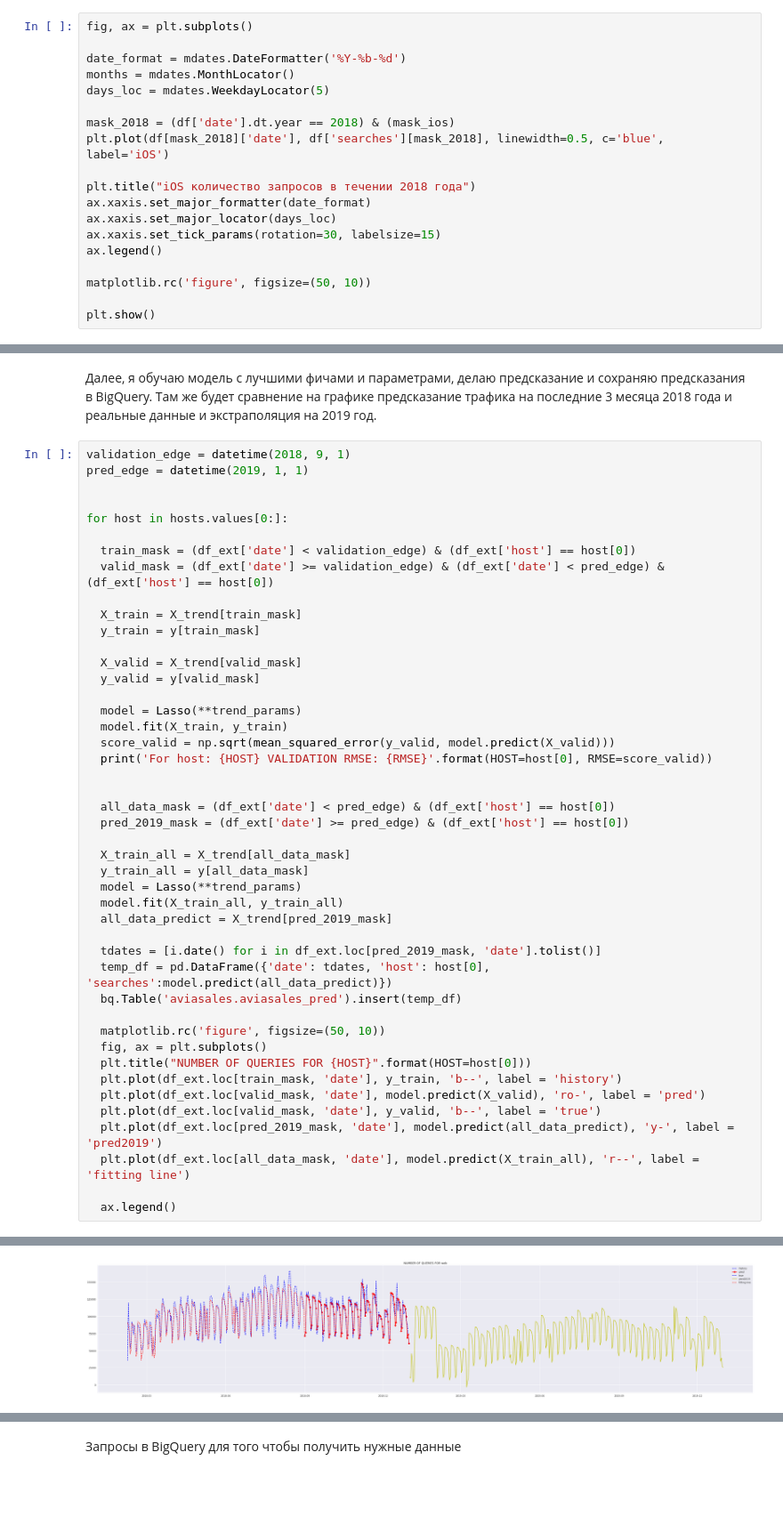
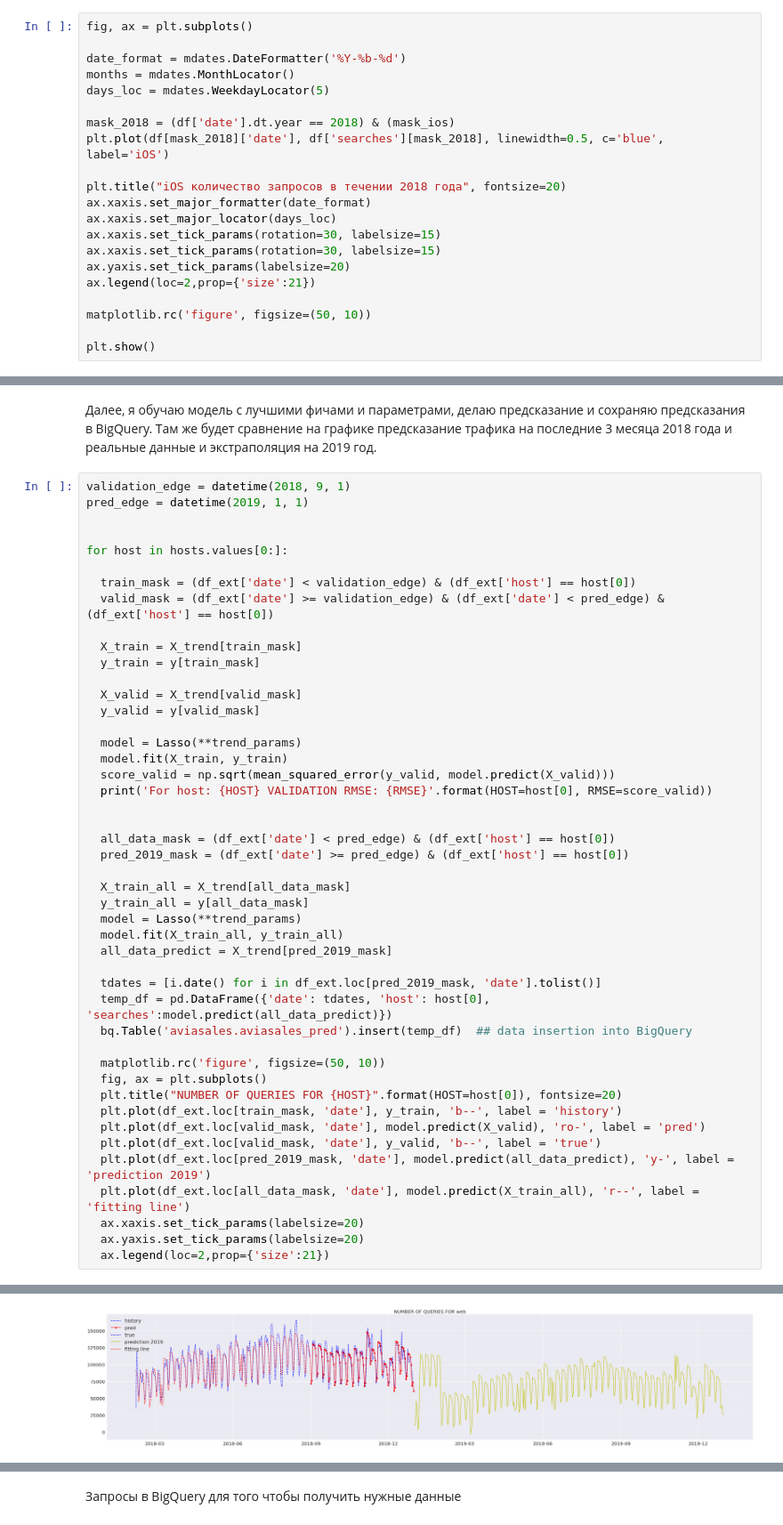
Before and after one commit to ayratzay/aviasales, a Jupyter notebook: aviasales_trend_pred.ipynb, the cells around one changed output, grey strips where cells are left out. Shown at 89% size. Cells and saved outputs as stored; diff of their text form; blank space fills up the shorter version.

Commit message:
revised graphs titles and labels font sizes

```diff
--- a/aviasales_trend_pred.ipynb
+++ b/aviasales_trend_pred.ipynb
@@ -112,11 +109,13 @@ days_loc = mdates.WeekdayLocator(5)
 mask_2018 = (df['date'].dt.year == 2018) & (mask_ios)
 plt.plot(df[mask_2018]['date'], df['searches'][mask_2018], linewidth=0.5, c='blue', label='iOS')
 
-plt.title("iOS количество запросов в течении 2018 года")
+plt.title("iOS количество запросов в течении 2018 года", fontsize=20)
 ax.xaxis.set_major_formatter(date_format)
 ax.xaxis.set_major_locator(days_loc)
 ax.xaxis.set_tick_params(rotation=30, labelsize=15)
-ax.legend()
+ax.xaxis.set_tick_params(rotation=30, labelsize=15)
+ax.yaxis.set_tick_params(labelsize=20)
+ax.legend(loc=2,prop={'size':21})
 
 matplotlib.rc('figure', figsize=(50, 10))
 
@@ -259,18 +273,19 @@ for host in hosts.values[0:]:
 
   tdates = [i.date() for i in df_ext.loc[pred_2019_mask, 'date'].tolist()]
   temp_df = pd.DataFrame({'date': tdates, 'host': host[0], 'searches':model.predict(all_data_predict)})
-  bq.Table('aviasales.aviasales_pred').insert(temp_df)
+  bq.Table('aviasales.aviasales_pred').insert(temp_df)  ## data insertion into BigQuery
 
   matplotlib.rc('figure', figsize=(50, 10))
   fig, ax = plt.subplots()
-  plt.title("NUMBER OF QUERIES FOR {HOST}".format(HOST=host[0]))
+  plt.title("NUMBER OF QUERIES FOR {HOST}".format(HOST=host[0]), fontsize=20)
   plt.plot(df_ext.loc[train_mask, 'date'], y_train, 'b--', label = 'history')
   plt.plot(df_ext.loc[valid_mask, 'date'], model.predict(X_valid), 'ro-', label = 'pred')
   plt.plot(df_ext.loc[valid_mask, 'date'], y_valid, 'b--', label = 'true')
-  plt.plot(df_ext.loc[pred_2019_mask, 'date'], model.predict(all_data_predict), 'y-', label = 'pred2019')
+  plt.plot(df_ext.loc[pred_2019_mask, 'date'], model.predict(all_data_predict), 'y-', label = 'prediction 2019')
   plt.plot(df_ext.loc[all_data_mask, 'date'], model.predict(X_train_all), 'r--', label = 'fitting line')
-
-  ax.legend()
+  ax.xaxis.set_tick_params(labelsize=20)
+  ax.yaxis.set_tick_params(labelsize=20)
+  ax.legend(loc=2,prop={'size':21})
 # %% [output]
 For host: iOS VALIDATION RMSE: 7532.00084529167
 For host: web VALIDATION RMSE: 15044.447674038372
@@ -280 +295 @@ For host: mobile_web VALIDATION RMSE: 4406.700694986382
-[figure, old version]
+[figure, new version]
```
Also changed, not shown: parts of 10 cells of this notebook.
